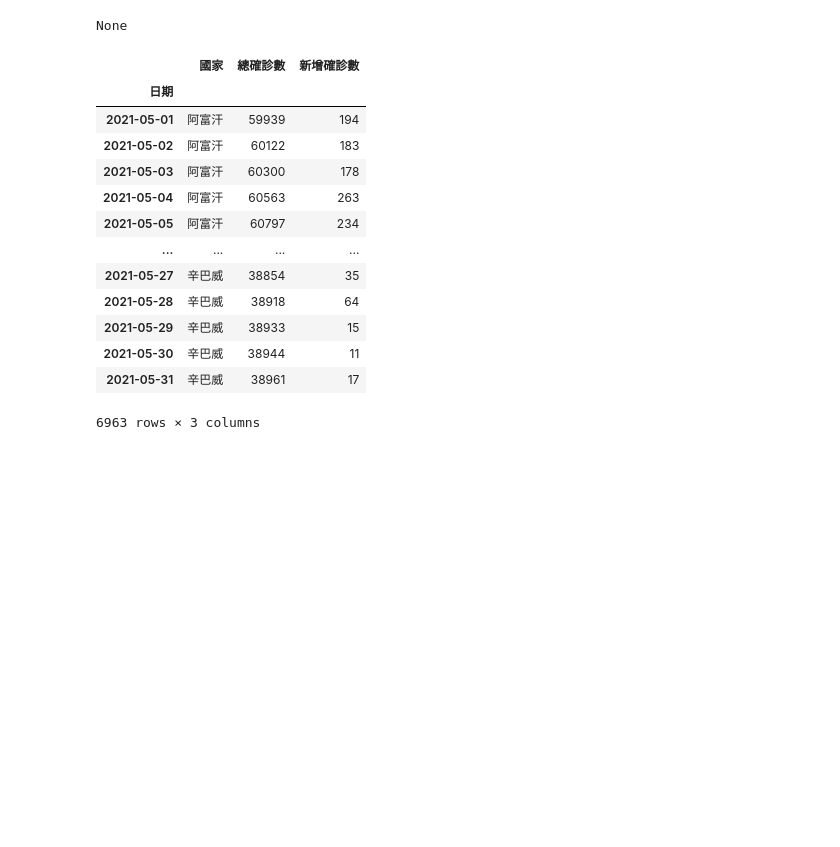
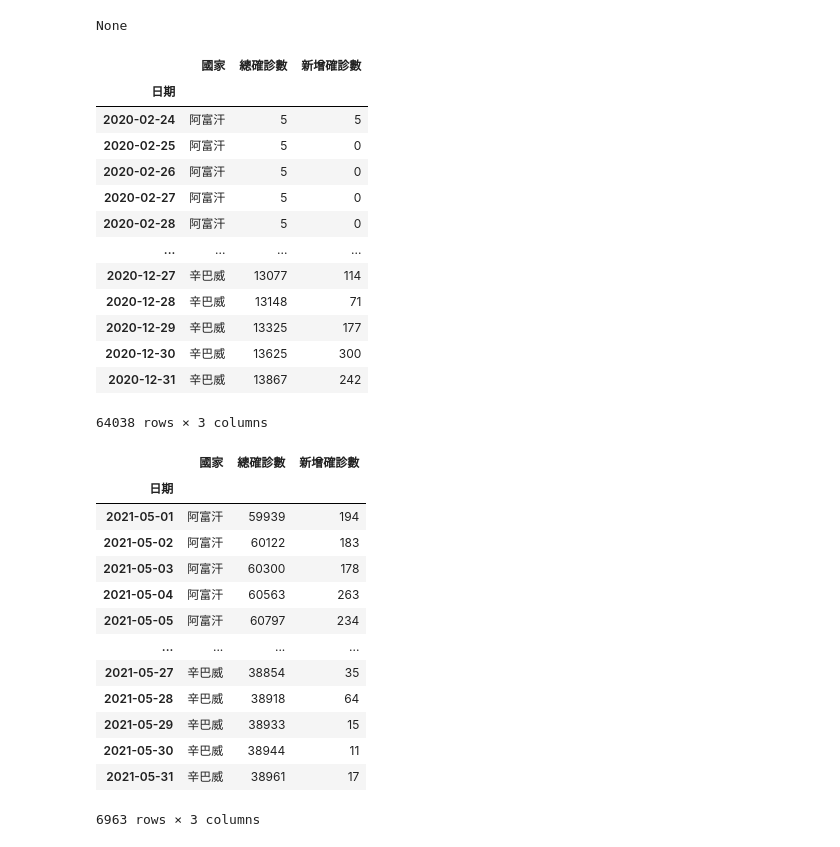
Before and after one commit to EsterWang65/PythonClass, a Jupyter notebook: 0116LESSON19/0116LESSON19-2.ipynb, the cells around one changed output. Saved outputs shown, nothing was run; the diff lists cells and outputs as text; code cells hidden in the pictures; blank space fills up the shorter version.

```diff
--- a/0116LESSON19/0116LESSON19-2.ipynb
+++ b/0116LESSON19/0116LESSON19-2.ipynb
@@ -152,21 +155,39 @@ Data columns (total 3 columns):
 dtypes: int64(2), object(1)
 memory usage: 5.7+ MB
 None
-# %%
-df1.loc["2021-05"]
-# %% [output]
-|  | 國家 | 總確診數 | 新增確診數 |
-| 日期 |  |  |  |
-| 2021-05-01 | 阿富汗 | 59939 | 194 |
-| 2021-05-02 | 阿富汗 | 60122 | 183 |
-| 2021-05-03 | 阿富汗 | 60300 | 178 |
-| 2021-05-04 | 阿富汗 | 60563 | 263 |
-| 2021-05-05 | 阿富汗 | 60797 | 234 |
-| ... | ... | ... | ... |
-| 2021-05-27 | 辛巴威 | 38854 | 35 |
-| 2021-05-28 | 辛巴威 | 38918 | 64 |
-| 2021-05-29 | 辛巴威 | 38933 | 15 |
-| 2021-05-30 | 辛巴威 | 38944 | 11 |
-| 2021-05-31 | 辛巴威 | 38961 | 17 |
-6963 rows × 3 columns
+# %%
+'''小技巧：日期轉為Datetime型態後，loc[]搜尋方式會更加靈活，
+可以不用一定要用完整的日期來進行搜尋，可以只給年份或年份+月份即可搜尋。'''
+
+display(df1.loc["2020"])
+df1.loc["2021-05"]
+# %% [output]
+|  | 國家 | 總確診數 | 新增確診數 |
+| 日期 |  |  |  |
+| 2020-02-24 | 阿富汗 | 5 | 5 |
+| 2020-02-25 | 阿富汗 | 5 | 0 |
+| 2020-02-26 | 阿富汗 | 5 | 0 |
+| 2020-02-27 | 阿富汗 | 5 | 0 |
+| 2020-02-28 | 阿富汗 | 5 | 0 |
+| ... | ... | ... | ... |
+| 2020-12-27 | 辛巴威 | 13077 | 114 |
+| 2020-12-28 | 辛巴威 | 13148 | 71 |
+| 2020-12-29 | 辛巴威 | 13325 | 177 |
+| 2020-12-30 | 辛巴威 | 13625 | 300 |
+| 2020-12-31 | 辛巴威 | 13867 | 242 |
+64038 rows × 3 columns
+|  | 國家 | 總確診數 | 新增確診數 |
+| 日期 |  |  |  |
+| 2021-05-01 | 阿富汗 | 59939 | 194 |
+| 2021-05-02 | 阿富汗 | 60122 | 183 |
+| 2021-05-03 | 阿富汗 | 60300 | 178 |
+| 2021-05-04 | 阿富汗 | 60563 | 263 |
+| 2021-05-05 | 阿富汗 | 60797 | 234 |
+| ... | ... | ... | ... |
+| 2021-05-27 | 辛巴威 | 38854 | 35 |
+| 2021-05-28 | 辛巴威 | 38918 | 64 |
+| 2021-05-29 | 辛巴威 | 38933 | 15 |
+| 2021-05-30 | 辛巴威 | 38944 | 11 |
+| 2021-05-31 | 辛巴威 | 38961 | 17 |
+6963 rows × 3 columns
 # %%
```
Also changed, not shown: parts of 7 cells of this notebook.
